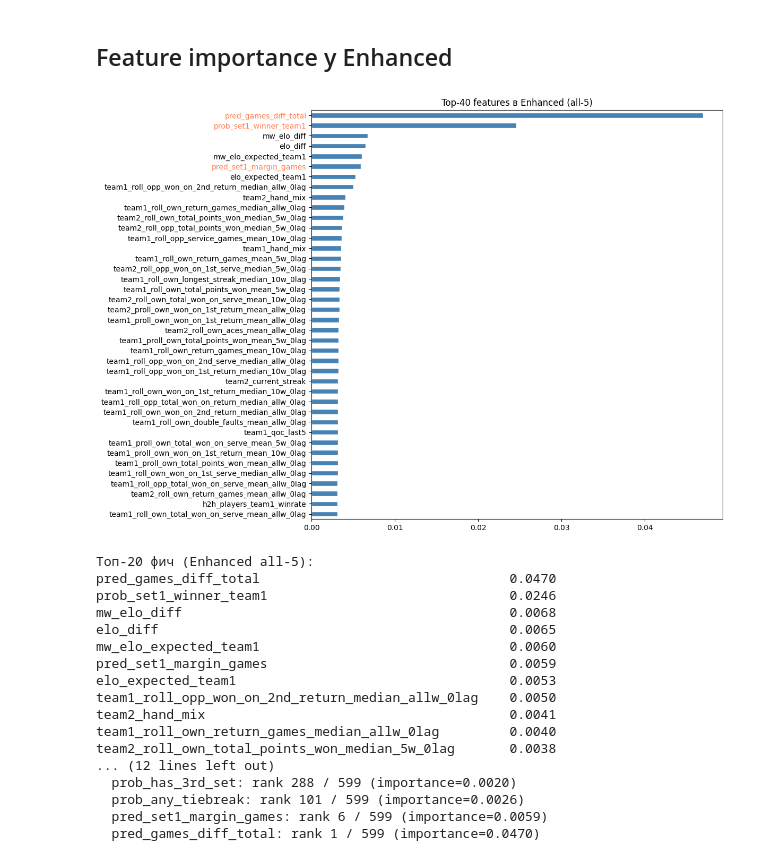
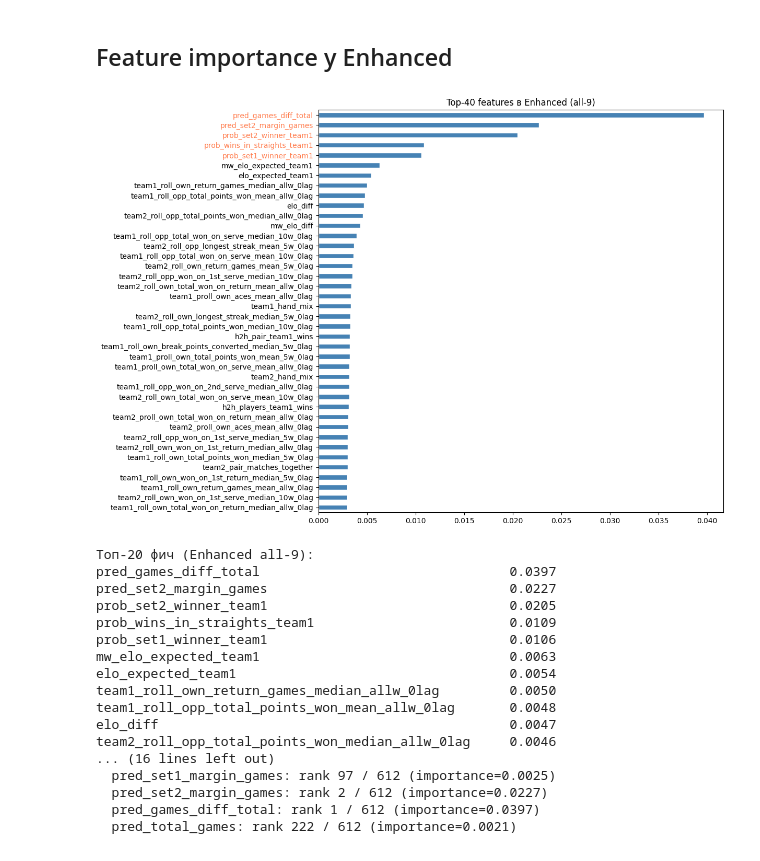
Before and after one commit to potroshitelshuk/local_padel_predictions, a Jupyter notebook: notebooks/05_enhanced_model/01_level2_enhanced.ipynb, the cells around one changed output. Drawn from its saved outputs; the diff is of its cells as text; code cells hidden in the pictures.

```diff
--- a/notebooks/05_enhanced_model/01_level2_enhanced.ipynb
+++ b/notebooks/05_enhanced_model/01_level2_enhanced.ipynb
@@ -124,10 +124,28 @@ last_2025_tids = tour_starts_2025.tail(N_LAST_2025_TOURNAMENTS).index.tolist()
 is_test = (data_l1["tournament_id"].isin(last_2025_tids)) | (data_l1["year"] == 2026)
 train = data_l1[~is_test].copy()
 test = data_l1[is_test].copy()
+
+swap_binary_l1 = [
+    c for c in (
+        "prob_set1_winner_team1",
+        "prob_set2_winner_team1",
+        "prob_wins_in_straights_team1",
+    )
+    if c in level1_cols
+]
+swap_negate_l1 = [
+    c for c in (
+        "pred_set1_margin_games",
+        "pred_set2_margin_games",
+        "pred_games_diff_total",
+    )
+    if c in level1_cols
+]
+
 train_aug = augment_with_swap(
     train,
-    binary_invert_cols=("target", "prob_set1_winner_team1"),
-    negate_cols=("pred_set1_margin_games", "pred_games_diff_total"),
+    binary_invert_cols=("target", *swap_binary_l1),
+    negate_cols=tuple(swap_negate_l1),
 )
 
 train_year_counts = train.groupby("year").size().to_dict()
@@ -135,6 +153,8 @@ print(f"Train (с {L2_TRAIN_FIRST_YEAR} по 2025 до хвоста): {len(train
 print(f"Test: {len(test)} матчей")
 print(f"Train target mean: {train_aug['target'].mean():.3f}")
 print(f"Test target mean: {test['target'].mean():.3f}")
+print(f"Swap invert L1: {swap_binary_l1}")
+print(f"Swap negate L1: {swap_negate_l1}")
 # %% [output]
 Train (с 2024 по 2025 до хвоста): 1864 матчей, по годам: {2024: 1041, 2025: 823}, после swap: 3728
 Test: 332 матчей
@@ -169,16 +191,19 @@ def metrics(y_true, y_prob):
 
 bin_l1 = [c for c in level1_cols if c.startswith("prob_")]
 reg_l1 = [c for c in level1_cols if c.startswith("pred_")]
-bin_l1_2 = [c for c in ("prob_set1_winner_team1", "prob_has_3rd_set") if c in level1_cols]
+bin_l1_2 = [
+    c for c in ("prob_set1_winner_team1", "prob_set2_winner_team1")
+    if c in level1_cols
+]
 
 variants = {
     "L1-only":                       list(level1_cols),
     "Static + L1-only":              list(static_cols) + list(level1_cols),
     "Baseline (Full pre-match)":     list(prematch_cols),
     "Enh: binary-2":                 list(prematch_cols) + bin_l1_2,
-    "Enh: regression-2":             list(prematch_cols) + reg_l1,
-    "Enh: binary-3":                 list(prematch_cols) + bin_l1,
-    "Enh: all-5":                    list(prematch_cols) + list(level1_cols),
+    "Enh: binary-5":                 list(prematch_cols) + bin_l1,
+    "Enh: regression-4":             list(prematch_cols) + reg_l1,
+    "Enh: all-9":                    list(prematch_cols) + list(level1_cols),
 }
 
 seeds = list(range(BASE_SEED, BASE_SEED + N_SEEDS))
@@ -205,7 +230,7 @@ for name, feats in variants.items():
 raw = pd.DataFrame(raw_rows)
 
 model_base, feats_base = trained_base["Baseline (Full pre-match)"]
-model_enh,  feats_enh  = trained_base["Enh: all-5"]
+model_enh,  feats_enh  = trained_base["Enh: all-9"]
 prob_base = probas_base["Baseline (Full pre-match)"]
-prob_enh  = probas_base["Enh: all-5"]
+prob_enh  = probas_base["Enh: all-9"]
 # %% [output]
@@ -249,39 +274,39 @@ summary(raw)
 # %%
 importance = pd.Series(model_enh.feature_importances_, index=feats_enh).sort_values(ascending=False)
 
 fig, ax = plt.subplots(figsize=(10, 10))
 importance.head(40).plot.barh(ax=ax, color="steelblue", edgecolor="white")
-ax.set_title("Top-40 features в Enhanced (all-5)")
+ax.set_title("Top-40 features в Enhanced (all-9)")
 ax.invert_yaxis()
 
 for i, (label, _) in enumerate(importance.head(40).items()):
     if label in level1_cols:
         ax.get_yticklabels()[i].set_color("coral")
 plt.show()
 
-print("Топ-20 фич (Enhanced all-5):")
+print("Топ-20 фич (Enhanced all-9):")
 print(importance.head(20).round(4).to_string())
 
 print("\nРанги Level-1 фич:")
 ranks = pd.Series(range(1, len(importance) + 1), index=importance.index)
 for c in level1_cols:
     print(f"  {c}: rank {ranks[c]} / {len(importance)} (importance={importance[c]:.4f})")
 # %% [output]
-[figure, old version]
+[figure, new version]
-Топ-20 фич (Enhanced all-5):
-pred_games_diff_total                                0.0470
-prob_set1_winner_team1                               0.0246
-mw_elo_diff                                          0.0068
-elo_diff                                             0.0065
-mw_elo_expected_team1                                0.0060
-pred_set1_margin_games                               0.0059
-elo_expected_team1                                   0.0053
-team1_roll_opp_won_on_2nd_return_median_allw_0lag    0.0050
-team2_hand_mix                                       0.0041
-team1_roll_own_return_games_median_allw_0lag         0.0040
-team2_roll_own_total_points_won_median_5w_0lag       0.0038
-... (12 lines left out)
-  prob_has_3rd_set: rank 288 / 599 (importance=0.0020)
-  prob_any_tiebreak: rank 101 / 599 (importance=0.0026)
-  pred_set1_margin_games: rank 6 / 599 (importance=0.0059)
-  pred_games_diff_total: rank 1 / 599 (importance=0.0470)
+Топ-20 фич (Enhanced all-9):
+pred_games_diff_total                                0.0397
+pred_set2_margin_games                               0.0227
+prob_set2_winner_team1                               0.0205
+prob_wins_in_straights_team1                         0.0109
+prob_set1_winner_team1                               0.0106
+mw_elo_expected_team1                                0.0063
+elo_expected_team1                                   0.0054
+team1_roll_own_return_games_median_allw_0lag         0.0050
+team1_roll_opp_total_points_won_mean_allw_0lag       0.0048
+elo_diff                                             0.0047
+team2_roll_opp_total_points_won_median_allw_0lag     0.0046
+... (16 lines left out)
+  pred_set1_margin_games: rank 97 / 612 (importance=0.0025)
+  pred_set2_margin_games: rank 2 / 612 (importance=0.0227)
+  pred_games_diff_total: rank 1 / 612 (importance=0.0397)
+  pred_total_games: rank 222 / 612 (importance=0.0021)
```
Also changed, not shown: parts of 9 cells of this notebook, 5 other files.
